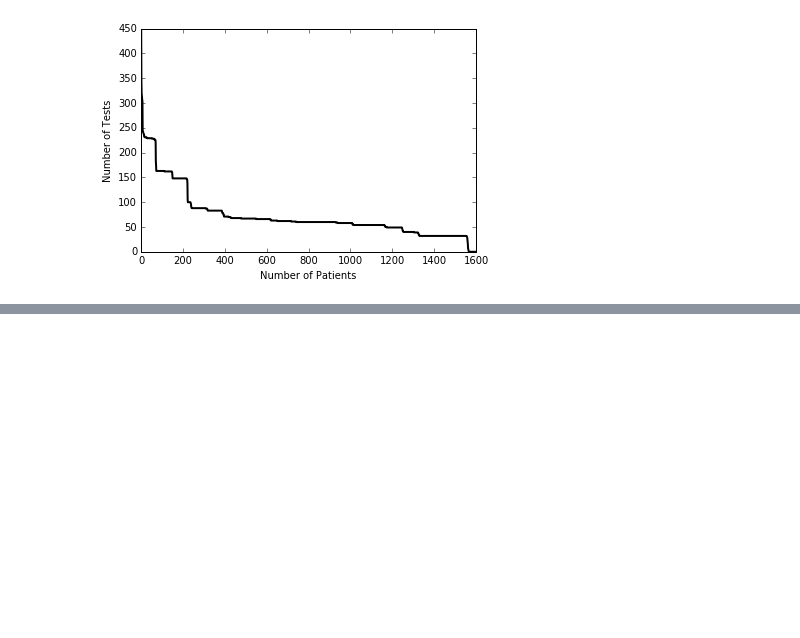
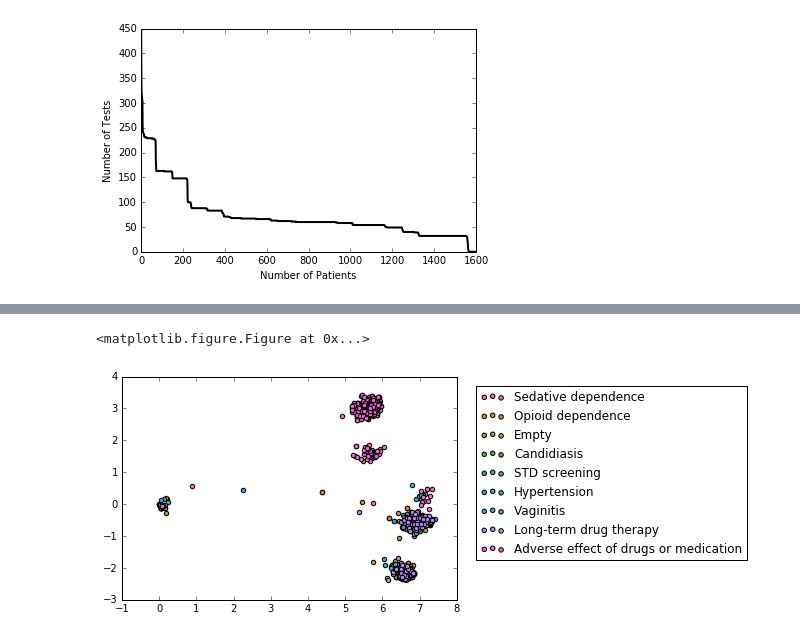
Before and after one commit to mattmacellaio/Insight-code, a Jupyter notebook: load_selectdata-lasso.ipynb, the cells around one changed output, grey strips where cells are left out. Saved outputs shown, nothing was run; the diff lists cells and outputs as text; code cells hidden in the pictures; blank space fills up the shorter version.

```diff
--- a/load_selectdata-lasso.ipynb
+++ b/load_selectdata-lasso.ipynb
@@ -296,0 +227,33 @@ plt.savefig("onehot.png", format="png")
+# %%
+#try truncated SVD
+X=testResultData
+
+X_pca = TruncatedSVD(n_components=3).fit_transform(X)
+
+palette = np.array(sns.color_palette('husl',9))
+fig_pca = plt.figure(figsize=(8,8))
+diagCodes_usesvd=diagCodes[usePtInds].T[commonCodeinds[commonCodeinds_sorted[-9:]]]
+
+fig = plt.figure()
+ax = plt.subplot()
+#for 3d
+# ax = fig.add_subplot(111, projection='3d')
+for i in range(len(diagCodes_usesvd)):
+    ptInds=np.where(diagCodes_usesvd[i])[0]
+    xdata = X_pca[ptInds,0]
+    ydata = X_pca[ptInds,1]
+    zdata = X_pca[ptInds,2]
+
+    c_select = palette[i]
+    #for 2d
+    ax.scatter(xdata,ydata,c=c_select,label=diagDict['Diagnosis'][i+21])
+
+    #for 3d
+#     ax.scatter(xdata,ydata,zdata,c=c_select,label=labels[i])
+
+ax.legend(bbox_to_anchor=(1.05, 0.97),loc=2, borderaxespad=0.2)
+plt.savefig("tsvd_compactdata.png", format="png",bbox_inches='tight')
+plt.show()
+# %% [output]
+<matplotlib.figure.Figure at 0x...>
+[figure, added]
```
Also changed, not shown: parts of 22 cells of this notebook, 1 other file.
